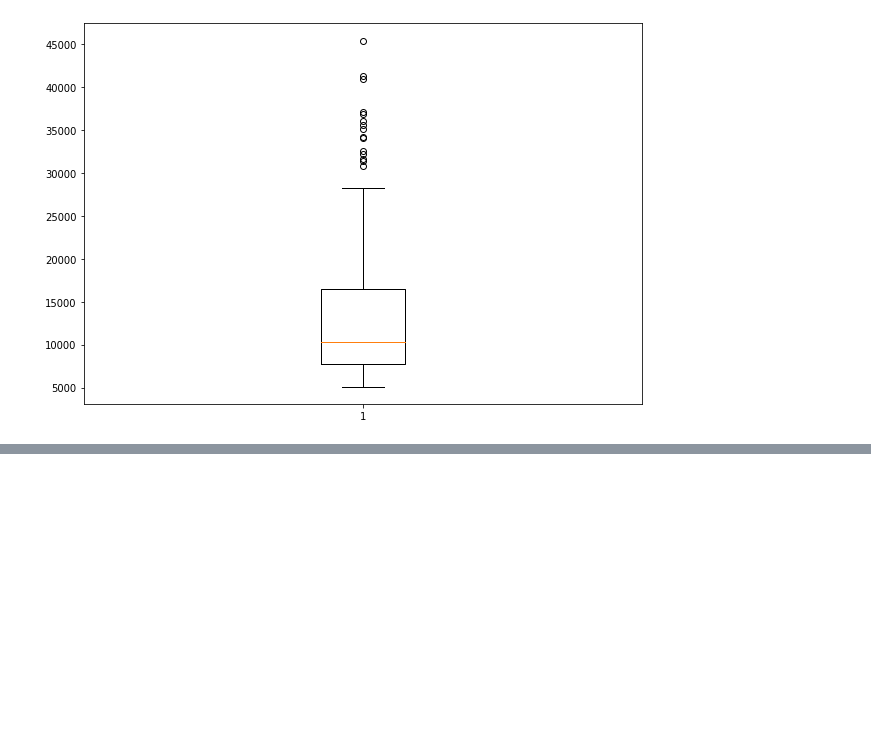
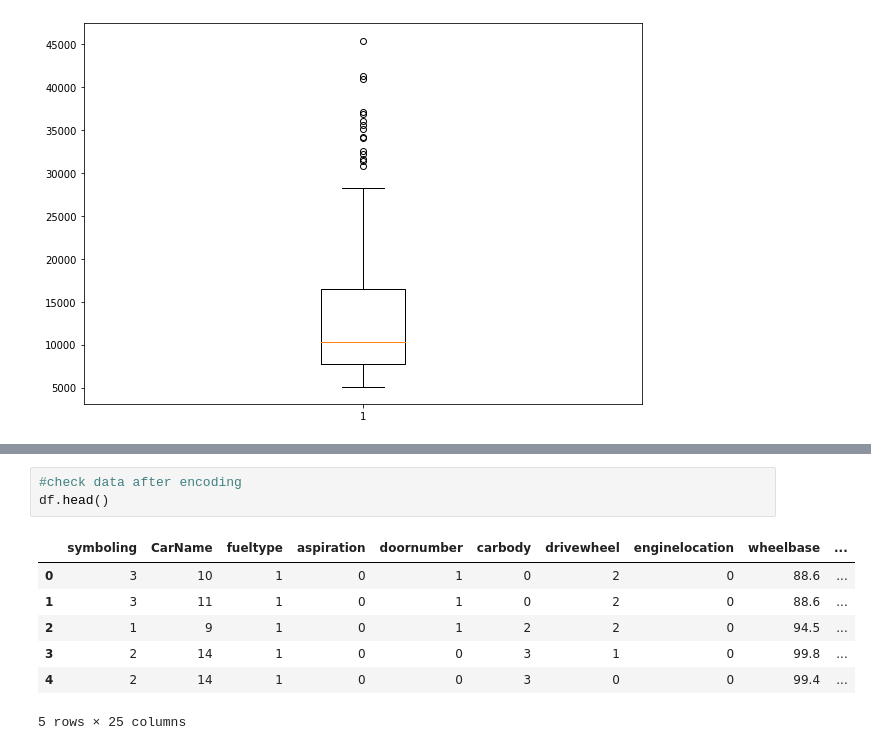
Before and after one commit to aana0308/Car-Price-Prediction, a Jupyter notebook: notebooks/Multiple Linear Regression Analysis.ipynb, the cells around one changed output, grey strips where cells are left out. Saved outputs shown, nothing was run; the diff lists cells and outputs as text; blank space fills up the shorter version.

```diff
--- a/notebooks/Multiple Linear Regression Analysis.ipynb
+++ b/notebooks/Multiple Linear Regression Analysis.ipynb
@@ -113,0 +209,11 @@ plt.show()
+# %%
+#check data after encoding
+df.head()
+# %% [output]
+|  | symboling | CarName | fueltype | aspiration | doornumber | carbody | drivewheel | enginelocation | wheelbase | ... |
+| 0 | 3 | 10 | 1 | 0 | 1 | 0 | 2 | 0 | 88.6 | ... |
+| 1 | 3 | 11 | 1 | 0 | 1 | 0 | 2 | 0 | 88.6 | ... |
+| 2 | 1 | 9 | 1 | 0 | 1 | 2 | 2 | 0 | 94.5 | ... |
+| 3 | 2 | 14 | 1 | 0 | 0 | 3 | 1 | 0 | 99.8 | ... |
+| 4 | 2 | 14 | 1 | 0 | 0 | 3 | 0 | 0 | 99.4 | ... |
+5 rows × 25 columns
```
Also changed, not shown: parts of 13 cells of this notebook.
